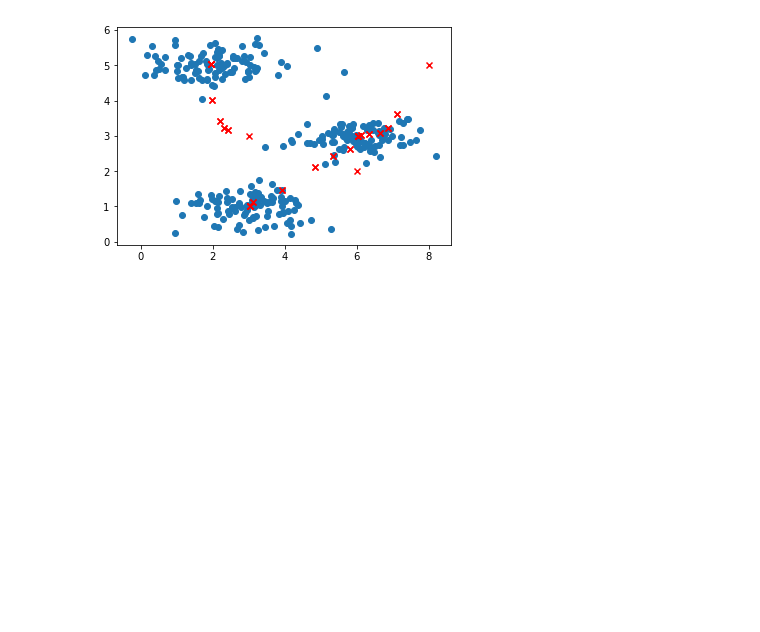
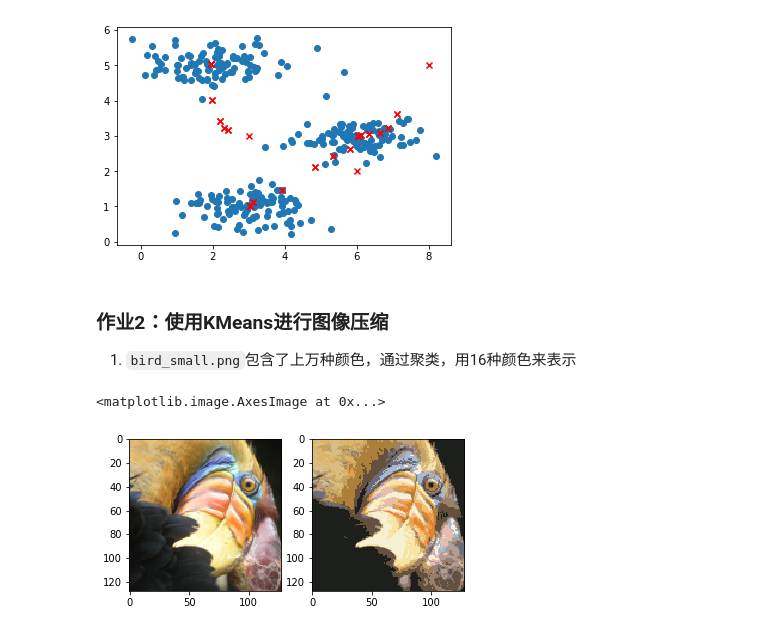
Before and after one commit to scially/machine-learning, a Jupyter notebook: 机器学习/第十一章/kMeans.ipynb, the cells around one changed output. Drawn from its saved outputs; the diff is of its cells as text; code cells hidden in the pictures; blank space fills up the shorter version.

```diff
--- a/机器学习/第十一章/kMeans.ipynb
+++ b/机器学习/第十一章/kMeans.ipynb
@@ -48,6 +69,36 @@ def computeCentroids(X, idx, K=3):
 X = sio.loadmat('ex7data2.mat')['X']
 initial_centroids = np.array([[3, 3], [6, 2], [8, 5]])
 K = 3
-runKmeans(X, initial_centroids, K, 10)
+centroids,idx=runKmeans(X, initial_centroids, K,
+                        max_iter=10, plot_progeress=True)
 # %% [output]
 [figure]
+# %% [markdown]
+### 作业2：使用KMeans进行图像压缩
+1. `bird_small.png`包含了上万种颜色，通过聚类，用16种颜色来表示
+# %%
+from numpy import random
+def initialize_random_centroids(X, K):
+    return random.permutation(X[:K])
+# %%
+from matplotlib import image
+fig,ax = plt.subplots(1,2)
+ax1,ax2 = ax
+
+img = image.imread('./bird_small.png')
+ax1.imshow(img)
+imgsize = img.shape
+img = img.reshape((imgsize[0]*imgsize[1],3))
+
+# KMeans Config
+K = 16
+max_iter = 10
+centroids=initialize_random_centroids(img, K)
+centroids,idx=runKmeans(img, centroids, K, max_iter=max_iter, plot_progeress=False)
+
+img_recover = centroids[idx,:]
+img_recover = img_recover.reshape((imgsize[0],imgsize[1],3))
+ax2.imshow(img_recover)
+# %% [output]
+<matplotlib.image.AxesImage at 0x...>
+[figure, added]
```
Also changed, not shown: parts of 3 cells of this notebook, 1 other file.
